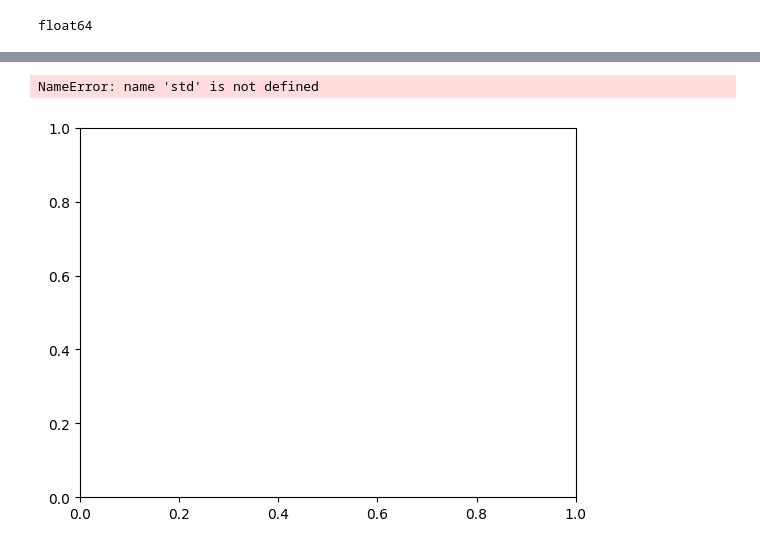
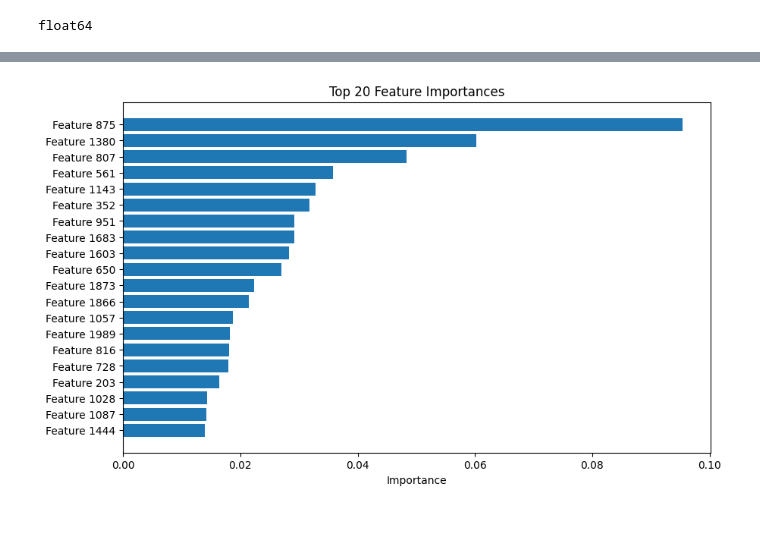
Before and after one commit to JosephWGLee/qsar-lite, a Jupyter notebook: notebooks/GBP.ipynb, the cells around one changed output, grey strips where cells are left out. Saved outputs shown, nothing was run; the diff lists cells and outputs as text; code cells hidden in the pictures; blank space fills up the shorter version.

```diff
--- a/notebooks/GBP.ipynb
+++ b/notebooks/GBP.ipynb
@@ -358,6 +238,20 @@ importances = pd.Series(importances, index=feature_names)
-# %%
-fig, ax = plt.subplots()
-importances.plot.bar(yerr=std, ax=ax)
-# %% [output]
-NameError: name 'std' is not defined
-[figure, removed]
+# %%
+best_model = test_regression.best_estimator_ #Get trained model with best hyperparametres
+# %%
+importances = best_model.feature_importances_ #GB assigns numerical importance to each feature
+# %%
+#Converting X-train numpy array to DataFrame for mapping feature importance
+X_train_df = pd.DataFrame(X_train, columns=[f"Feature {i}" for i in range(X_train.shape[1])])
+feature_names = X_train_df.columns
+# %%
+#Create dataframe for plotting
+feat_imp_df = pd.DataFrame({'Feature': feature_names, 'Importance': importances}).sort_values('Importance', ascending=False)
+# %%
+plt.figure(figsize=(10,6))
+plt.barh(feat_imp_df['Feature'][:20], feat_imp_df['Importance'][:20])
+plt.gca().invert_yaxis()
+plt.xlabel('Importance')
+plt.title('Top 20 Feature Importances')
+plt.show()
+# %% [output]
+[figure, added]
```
Also changed, not shown: parts of 63 cells of this notebook.
